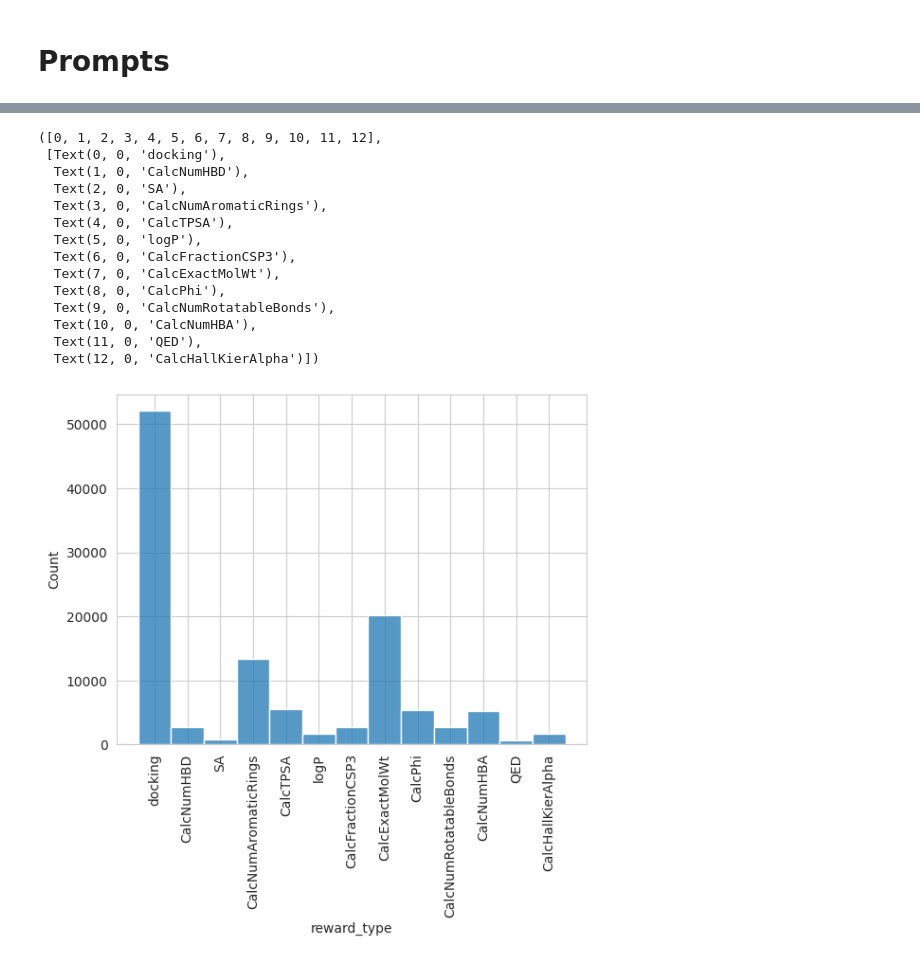
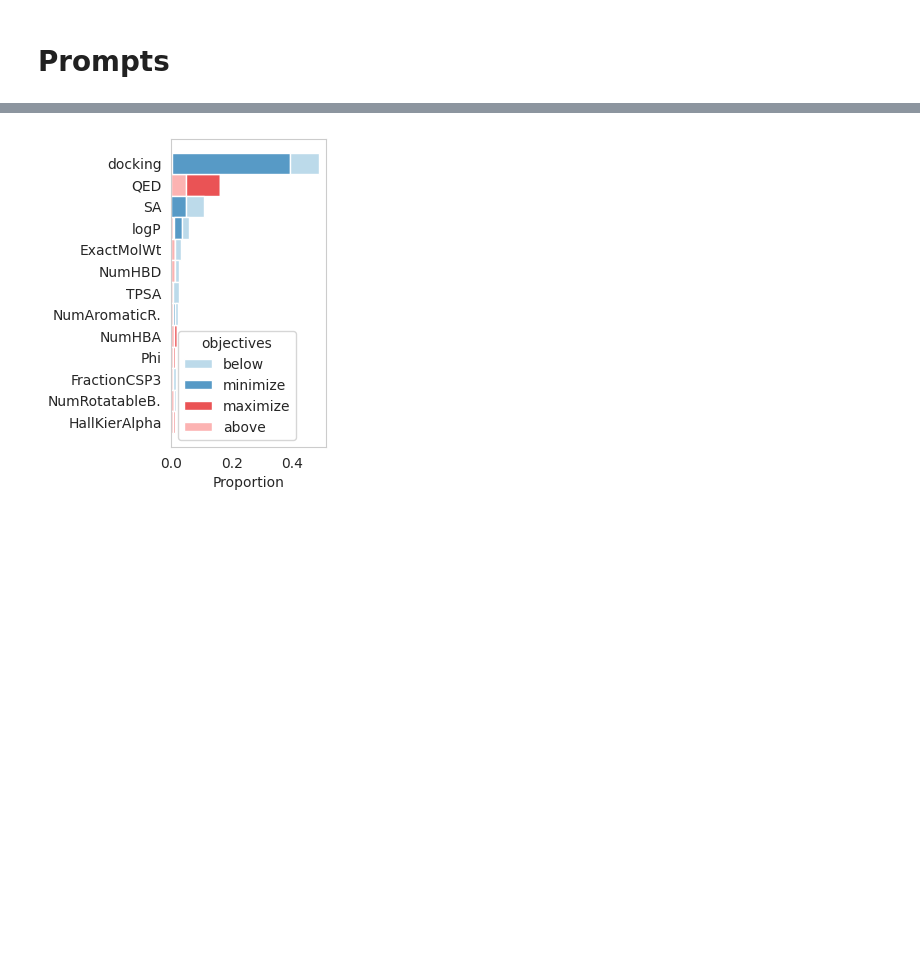
Before and after one commit to Fransou/MolGenDocking, a Jupyter notebook: notebooks/gen_dataset_analysis.ipynb, the cells around one changed output, grey strips where cells are left out. Drawn from its saved outputs; the diff is of its cells as text; code cells hidden in the pictures; blank space fills up the shorter version.

```diff
--- a/notebooks/gen_dataset_analysis.ipynb
+++ b/notebooks/gen_dataset_analysis.ipynb
@@ -406,11 +406,16 @@ for d in os.listdir(os.path.join(data_dir)):
             if f.endswith(".jsonl"):
                 data[f.split(".")[0]] = load(Path(os.path.join(directory, f)))
 # %%
+def transf(x):
+    if x in pockets:
+        return "docking"
+    return x.replace("Calc", "").replace("Bonds", "B.").replace("Rings", "R.")
+
 def get_df(data_d):
     df = pd.DataFrame(data_d)
     df = df.drop(columns=["docking_metadata"])
-    print(df)
     df= df.explode(["properties", "objectives", "target"]).reset_index(drop=True)
     df["is_docking"] = df["properties"].apply(lambda x: x in docking_targets)
 
+    df["reward_type"] = df.properties.apply(transf)
     return df
@@ -458,19 +443,22 @@ df
 # %%
-sns.histplot(df, x="reward_type",  palette=sns.color_palette("colorblind"))
-plt.xticks(rotation=90)
+ks = ["test_prompts", "test_prompts_ood"]
+df = pd.concat([get_df(data[k]) for k in ks]).reset_index(drop=True)
+palette = {
+    "below": sns.color_palette("Paired", n_colors = 6)[0],
+    "minimize": sns.color_palette("Paired", n_colors = 6)[1],
+    "above":sns.color_palette("Paired", n_colors = 6)[4],
+    "maximize":sns.color_palette("Paired", n_colors = 6)[5],
+}
+order = df.groupby("reward_type").count().sort_values("prompt_id").index[::-1]
+df["reward_type"] = pd.Categorical(df["reward_type"], categories=order)
+fig, ax = plt.subplots(1,1, figsize=(2,4))
+
+_ = sns.histplot(df, y="reward_type", hue = "objectives",  palette=palette, multiple = "stack", stat="proportion", ax=ax)
+labels = ax.get_xticklabels()
+ax.set_xlabel("")
+ax.grid(False)
+ax.set_xlabel("Proportion")
+ax.set_ylabel("")
+fig.savefig("../-Philippe-MolGenDocking/Figures/generation_data/reward_type.pdf", bbox_inches="tight")
 # %% [output]
-([0, 1, 2, 3, 4, 5, 6, 7, 8, 9, 10, 11, 12],
- [Text(0, 0, 'docking'),
-  Text(1, 0, 'CalcNumHBD'),
-  Text(2, 0, 'SA'),
-  Text(3, 0, 'CalcNumAromaticRings'),
-  Text(4, 0, 'CalcTPSA'),
-  Text(5, 0, 'logP'),
-  Text(6, 0, 'CalcFractionCSP3'),
-  Text(7, 0, 'CalcExactMolWt'),
-  Text(8, 0, 'CalcPhi'),
-  Text(9, 0, 'CalcNumRotatableBonds'),
-  Text(10, 0, 'CalcNumHBA'),
-  Text(11, 0, 'QED'),
-  Text(12, 0, 'CalcHallKierAlpha')])
-[figure, old version]
+[figure, new version]
```
Also changed, not shown: parts of 9 cells of this notebook, 5 other files.
